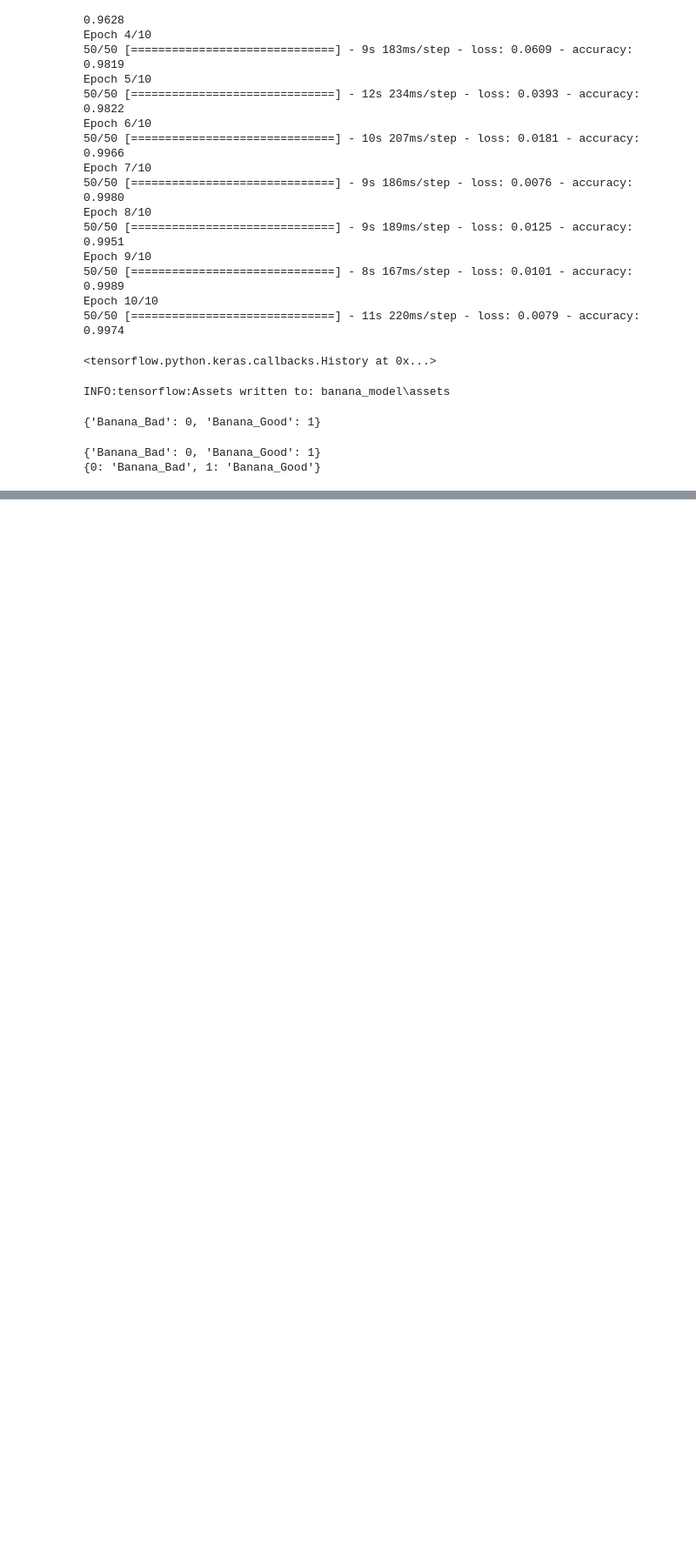
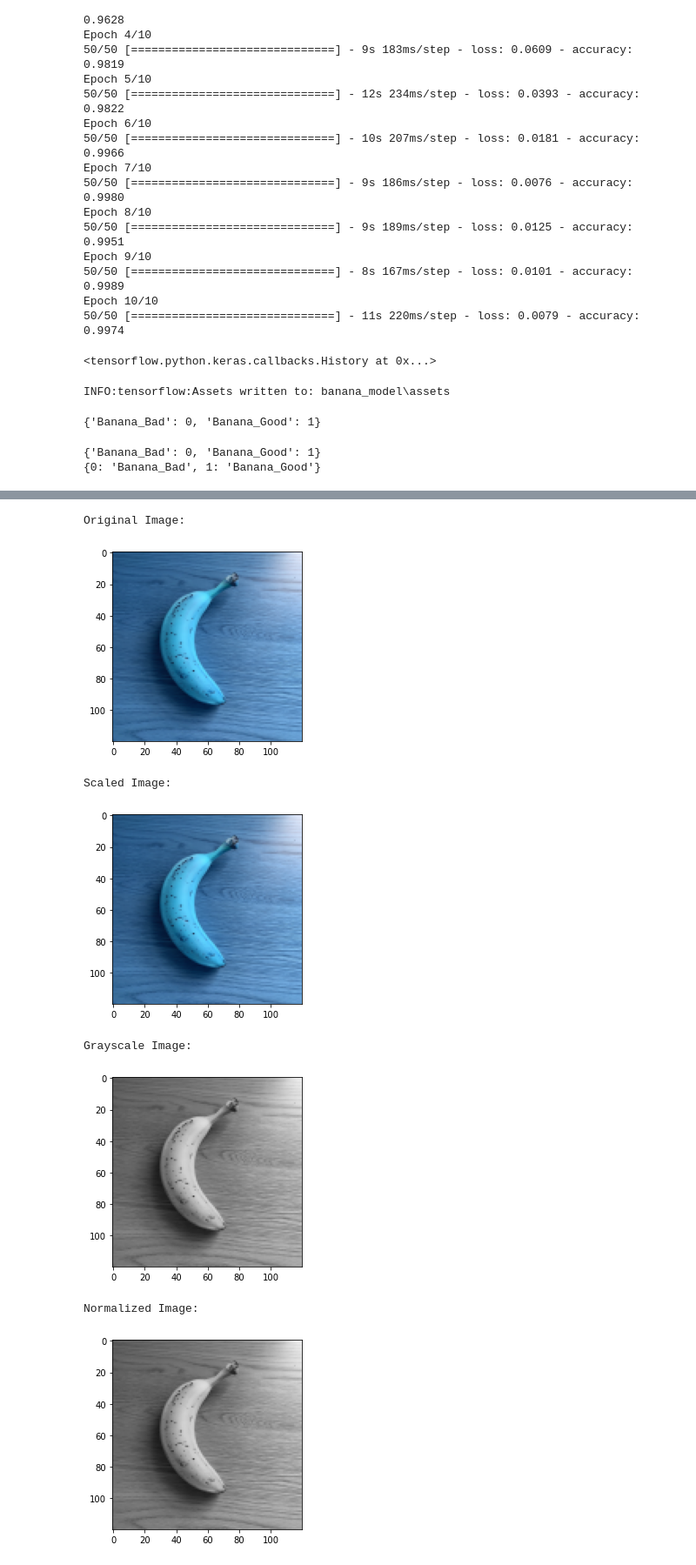
Before and after one commit to ChetanKrishna07/Fruit_Recognition, a Jupyter notebook: banana.ipynb, the cells around one changed output, grey strips where cells are left out. Shown at 87% size. Saved outputs shown, nothing was run; the diff lists cells and outputs as text; code cells hidden in the pictures; blank space fills up the shorter version.

```diff
--- a/banana.ipynb
+++ b/banana.ipynb
@@ -219,2 +252,11 @@ testModel('dataset/single_pred/apple_good1.jpg')
 # %%
-testModel('dataset/single_pred/apple_good2.png')
+testModel('dataset/single_pred/banana_good2.jfif')
+# %% [output]
+Original Image:
+[figure, added]
+Scaled Image:
+[figure, added]
+Grayscale Image:
+[figure, added]
+Normalized Image:
+[figure, added]
```
Also changed, not shown: parts of 5 cells of this notebook.
